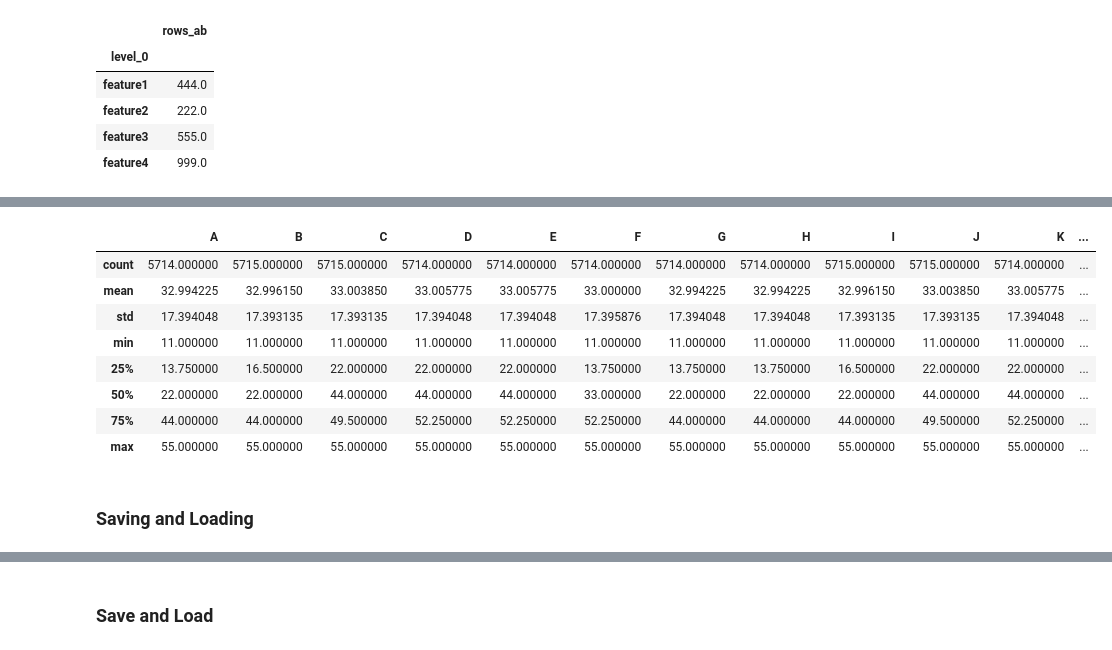
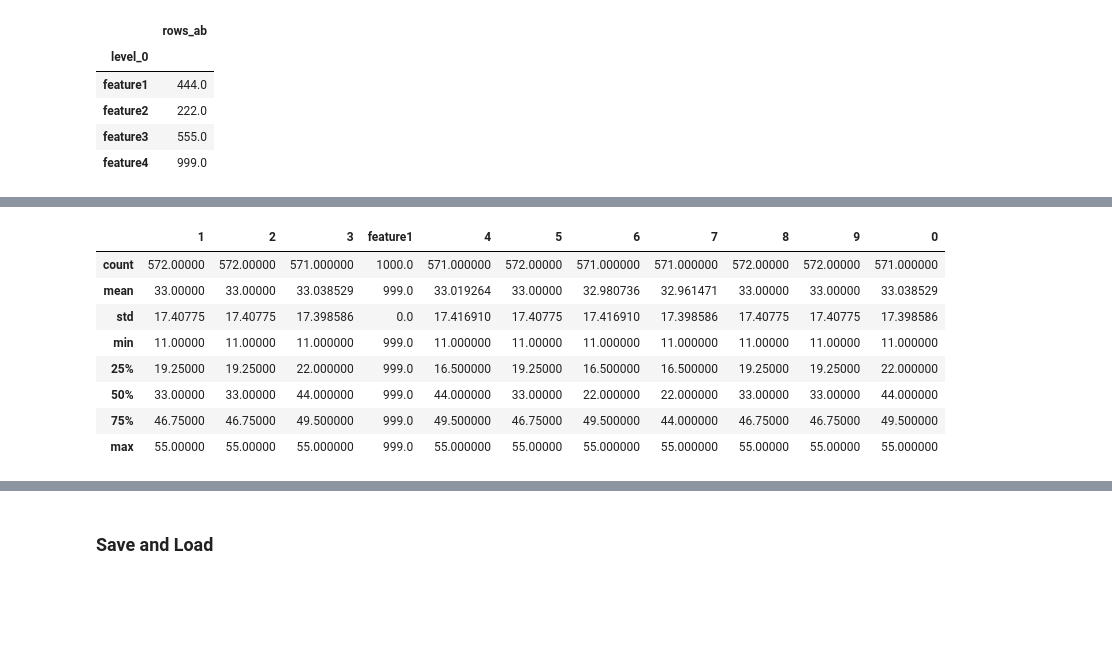
Before and after one commit to naftalic/ORinPython, a Jupyter notebook: Python_Review.ipynb, the cells around one changed output, grey strips where cells are left out. Saved outputs shown, nothing was run; the diff lists cells and outputs as text; code cells hidden in the pictures; blank space fills up the shorter version.

```diff
--- a/Python_Review.ipynb
+++ b/Python_Review.ipynb
@@ -1624,5 +1588,5 @@ When dealing with large `DataFrames`, it is useful to get a quick overview of it
 # %%
-df = np.fromfunction(lambda x,y: (x+y)%7*11, (10000, 26))
-large_df = pd.DataFrame(df, columns=list("ABCDEFGHIJKLMNOPQRSTUVWXYZ"))
-large_df.head(5)
+df = np.fromfunction(lambda x,y: (x+y)%7*11, (1000, 10))
+big_df = pd.DataFrame(df, columns=list("1234567890"))
+big_df.head(5)
 # %% [output]
@@ -1635,5 +1599,5 @@ large_df.head(5)
 # %%
-large_df[large_df % 3 == 0] = np.nan
-large_df.insert(3,"feature1", "xxx")
-large_df.head(5)
+big_df[big_df % 3 == 0] = np.nan
+big_df.insert(3,"feature1", 999)
+big_df.head(5)
 # %% [output]
@@ -1654,14 +1619,12 @@ large_df.tail(4)
 # %%
-large_df.describe()
+big_df.describe()
 # %% [output]
-|  | A | B | C | D | E | F | G | H | I | J | K | ... |
-| count | 5714.000000 | 5715.000000 | 5715.000000 | 5714.000000 | 5714.000000 | 5714.000000 | 5714.000000 | 5714.000000 | 5715.000000 | 5715.000000 | 5714.000000 | ... |
-| mean | 32.994225 | 32.996150 | 33.003850 | 33.005775 | 33.005775 | 33.000000 | 32.994225 | 32.994225 | 32.996150 | 33.003850 | 33.005775 | ... |
-| std | 17.394048 | 17.393135 | 17.393135 | 17.394048 | 17.394048 | 17.395876 | 17.394048 | 17.394048 | 17.393135 | 17.393135 | 17.394048 | ... |
-| min | 11.000000 | 11.000000 | 11.000000 | 11.000000 | 11.000000 | 11.000000 | 11.000000 | 11.000000 | 11.000000 | 11.000000 | 11.000000 | ... |
-| 25% | 13.750000 | 16.500000 | 22.000000 | 22.000000 | 22.000000 | 13.750000 | 13.750000 | 13.750000 | 16.500000 | 22.000000 | 22.000000 | ... |
-| 50% | 22.000000 | 22.000000 | 44.000000 | 44.000000 | 44.000000 | 33.000000 | 22.000000 | 22.000000 | 22.000000 | 44.000000 | 44.000000 | ... |
-| 75% | 44.000000 | 44.000000 | 49.500000 | 52.250000 | 52.250000 | 52.250000 | 44.000000 | 44.000000 | 44.000000 | 49.500000 | 52.250000 | ... |
-| max | 55.000000 | 55.000000 | 55.000000 | 55.000000 | 55.000000 | 55.000000 | 55.000000 | 55.000000 | 55.000000 | 55.000000 | 55.000000 | ... |
+|  | 1 | 2 | 3 | feature1 | 4 | 5 | 6 | 7 | 8 | 9 | 0 |
+| count | 572.00000 | 572.00000 | 571.000000 | 1000.0 | 571.000000 | 572.00000 | 571.000000 | 571.000000 | 572.00000 | 572.00000 | 571.000000 |
+| mean | 33.00000 | 33.00000 | 33.038529 | 999.0 | 33.019264 | 33.00000 | 32.980736 | 32.961471 | 33.00000 | 33.00000 | 33.038529 |
+| std | 17.40775 | 17.40775 | 17.398586 | 0.0 | 17.416910 | 17.40775 | 17.416910 | 17.398586 | 17.40775 | 17.40775 | 17.398586 |
+| min | 11.00000 | 11.00000 | 11.000000 | 999.0 | 11.000000 | 11.00000 | 11.000000 | 11.000000 | 11.00000 | 11.00000 | 11.000000 |
+| 25% | 19.25000 | 19.25000 | 22.000000 | 999.0 | 16.500000 | 19.25000 | 16.500000 | 16.500000 | 19.25000 | 19.25000 | 22.000000 |
+| 50% | 33.00000 | 33.00000 | 44.000000 | 999.0 | 44.000000 | 33.00000 | 22.000000 | 22.000000 | 33.00000 | 33.00000 | 44.000000 |
+| 75% | 46.75000 | 46.75000 | 49.500000 | 999.0 | 49.500000 | 46.75000 | 49.500000 | 44.000000 | 46.75000 | 46.75000 | 49.500000 |
+| max | 55.00000 | 55.00000 | 55.000000 | 999.0 | 55.000000 | 55.00000 | 55.000000 | 55.000000 | 55.00000 | 55.00000 | 55.000000 |
-# %% [markdown]
-### Saving and Loading
```
Also changed, not shown: parts of 164 cells of this notebook.
